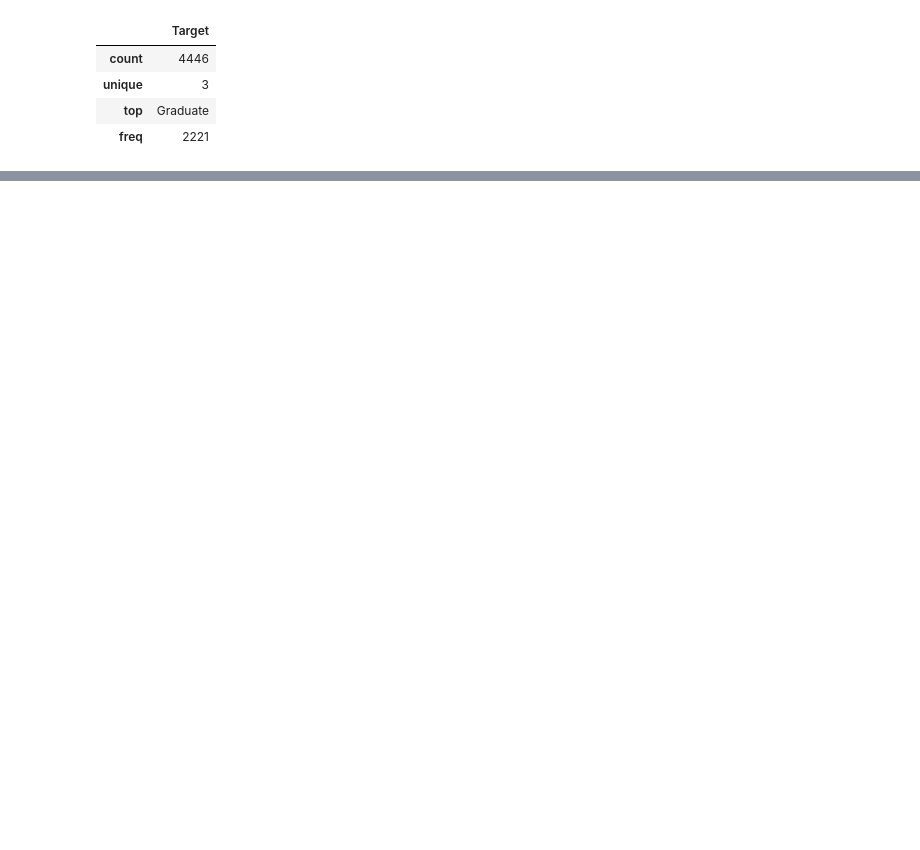
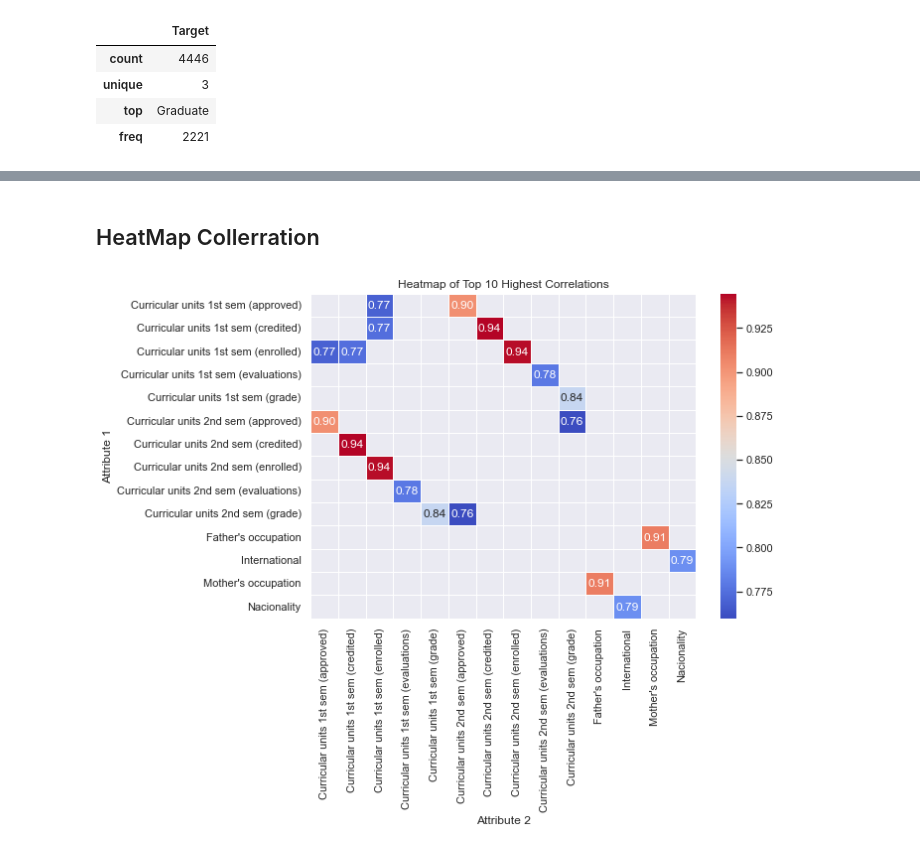
Before and after one commit to nasihbai/DataMining_Student_Assignment20-, a Jupyter notebook: Assignment.ipynb, the cells around one changed output, grey strips where cells are left out. Saved outputs shown, nothing was run; the diff lists cells and outputs as text; code cells hidden in the pictures; blank space fills up the shorter version.

```diff
--- a/Assignment.ipynb
+++ b/Assignment.ipynb
@@ -128,0 +274,14 @@ plt.show()
+# %% [markdown]
+## HeatMap Collerration
+# %%
+# Create a pivot table for the heatmap
+heatmap_data = top_10_corr.pivot("Attribute 1", "Attribute 2", "Correlation")
+
+# Plot the heatmap
+plt.figure(figsize=(10, 8))
+sns.heatmap(heatmap_data, annot=True, fmt=".2f", cmap="coolwarm", linewidths=0.5)
+plt.title("Heatmap of Top 10 Highest Correlations")
+plt.tight_layout()
+plt.show()
+# %% [output]
+[figure, added]
```
Also changed, not shown: parts of 23 cells of this notebook.
